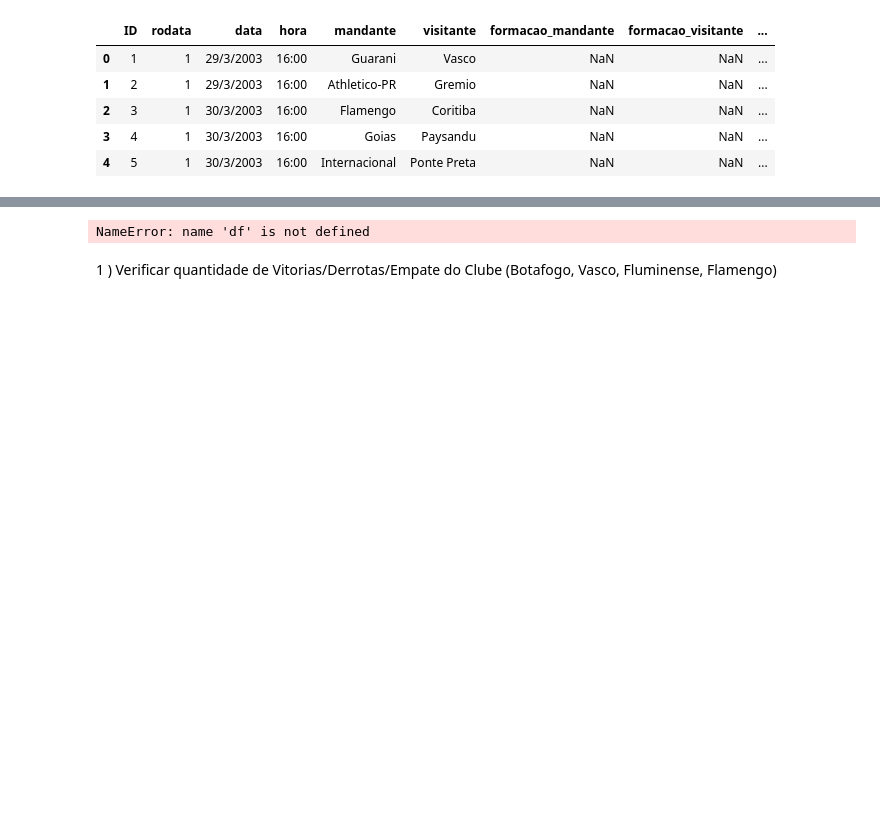
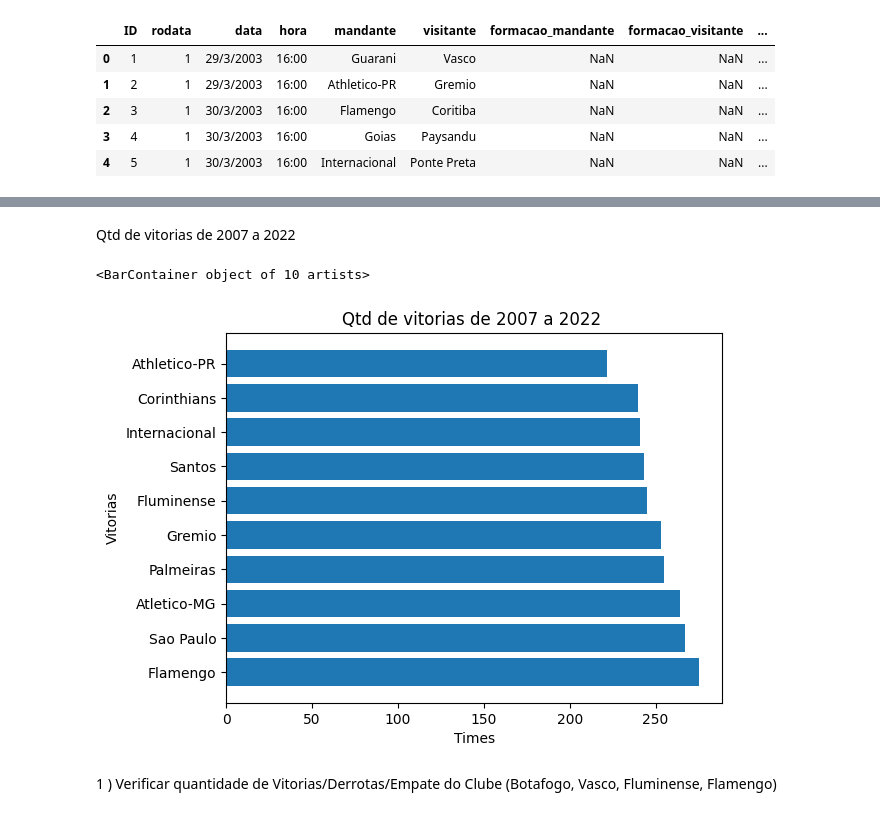
Before and after one commit to vbddinho/puc_minas_machine, a Jupyter notebook: upload_data.ipynb, the cells around one changed output, grey strips where cells are left out. Drawn from its saved outputs; the diff is of its cells as text; code cells hidden in the pictures; blank space fills up the shorter version.

Commit message:
add grafico de plot.barh

```diff
--- a/upload_data.ipynb
+++ b/upload_data.ipynb
@@ -93,8 +148,8 @@ df_2007_2022.head()
 #terminou = 09/12/2021
 
 df_2007_2022["temporada"] = df["ano"]
-df_2007_2022.loc[(df_2007_2022["data"]>="08/08/2020") & (df_2007_2022["data"]<="25/02/2021"),"temporada" ] = 2020
+df_2007_2022.loc[(df_2007_2022["data"]>="2020/08/08") & (df_2007_2022["data"]<="2021/02/25"),"temporada" ] = 2020
 
-df_2007_2022.loc[(df_2007_2022["data"]>="29/05/2021") & (df_2007_2022["data"]<="09/12/2021"),"temporada" ] = 2021
+df_2007_2022.loc[(df_2007_2022["data"]>="2021/05/29") & (df_2007_2022["data"]<="2021/12/09"),"temporada" ] = 2021
 # %%
 df_2007_2022[(df_2007_2022["temporada"]==2021)]
@@ -101,10 +170,18 @@ df_2007_2022[(df_2007_2022["temporada"]==2021)]
-# %%
-# Quantifica a quantidade de Vitorias de todas as temporadas analisadas
-
-qtd_vitorias_todas_temporadas = df["vencedor"].value_counts(sort=True).rename_axis('Times').reset_index(name='Vitorias')
-qtd_vitorias_todas_temporadas.head(10)
-# %% [output]
-NameError: name 'df' is not defined
+# %% [markdown]
+Qtd de vitorias de 2007 a 2022
+# %%
+# Qtd de vitorias de 2007 a 2022
+qtd_vitorias_todas_temporadas = df_2007_2022["vencedor"].value_counts(sort=True).rename_axis('time').reset_index(name='vitoria').head(20)
+vitorias_sem_empate = qtd_vitorias_todas_temporadas[(qtd_vitorias_todas_temporadas["time"]!="-")].head(10)
+vitoria = vitorias_sem_empate["vitoria"]
+time = vitorias_sem_empate["time"]
+plt.title("Qtd de vitorias de 2007 a 2022 ")
+plt.xlabel("Times")
+plt.ylabel("Vitorias")
+plt.barh(vitorias_sem_empate["time"],vitorias_sem_empate["vitoria"] )
+# %% [output]
+<BarContainer object of 10 artists>
+[figure, added]
 # %% [markdown]
 1 ) Verificar quantidade de Vitorias/Derrotas/Empate do Clube (Botafogo, Vasco, Fluminense, Flamengo)
 # %%
```
Also changed, not shown: parts of 7 cells of this notebook.
